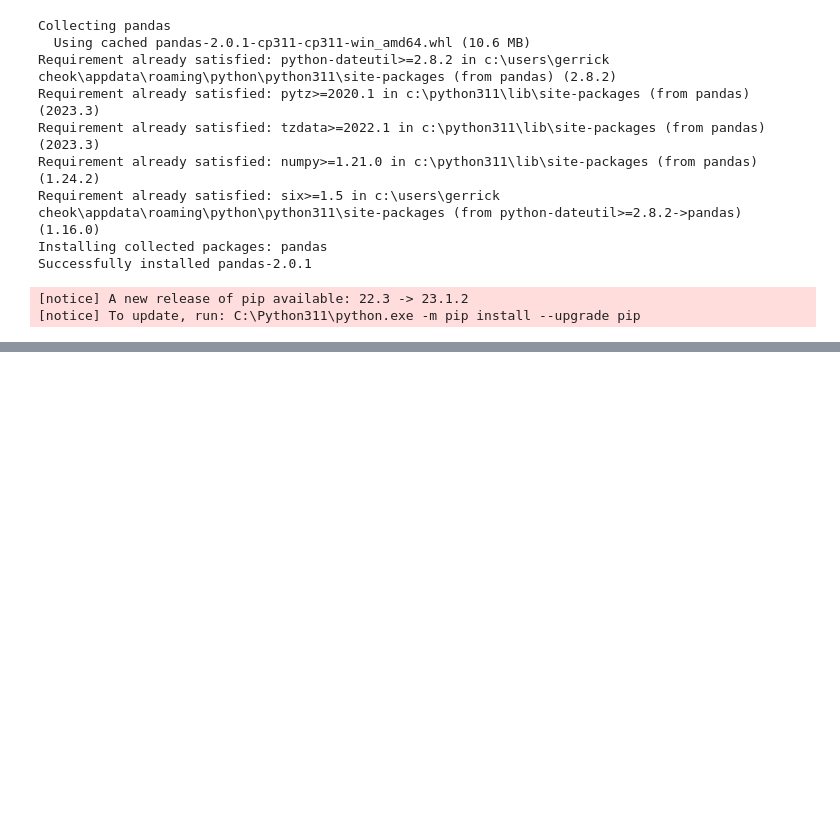
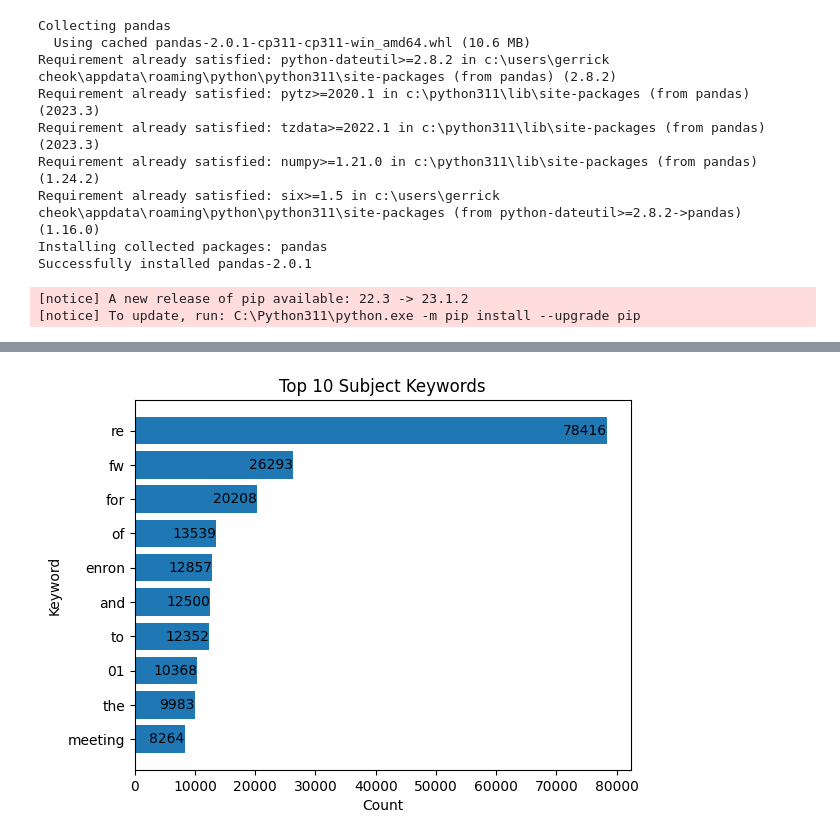
Before and after one commit to CrYptOz007/enron-analysis, a Jupyter notebook: app.ipynb, the cells around one changed output, grey strips where cells are left out. Drawn from its saved outputs; the diff is of its cells as text; code cells hidden in the pictures; blank space fills up the shorter version.

```diff
--- a/app.ipynb
+++ b/app.ipynb
@@ -147,0 +34,4 @@ extAndInt()
+# %%
+queries.keywords()
+# %% [output]
+[figure, added]
```
Also changed, not shown: parts of 18 cells of this notebook.
